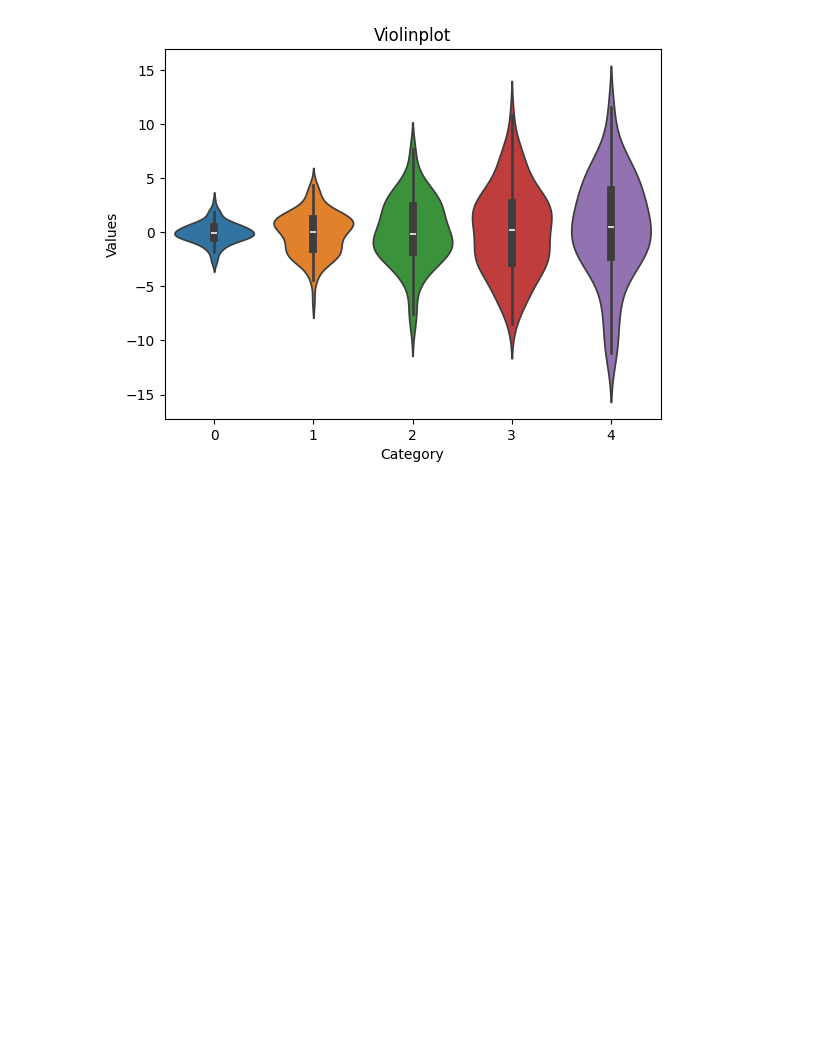
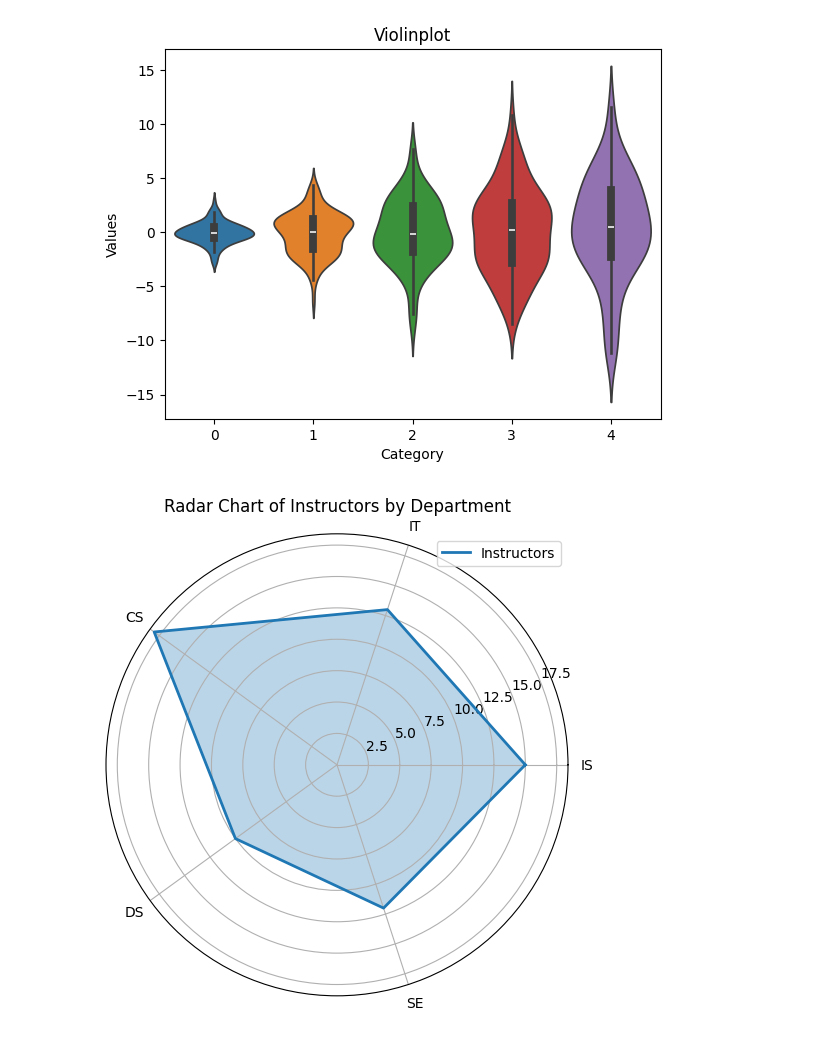
Before and after one commit to biruk2116/MachineLearning-lab-practice, a Jupyter notebook: ws1.ipynb, the cells around one changed output. Cells and saved outputs as stored; diff of their text form; code cells hidden in the pictures; blank space fills up the shorter version.

```diff
--- a/ws1.ipynb
+++ b/ws1.ipynb
@@ -109,20 +109,44 @@ plt.show()
 [figure]
 # %%
 
-                                 # Question number 7
+         # Question number 7
 
-data1=pd.read_csv('dataset/ws1_instructors.csv')
-labels=data1['Department']
-data=data1['Instructors']
-angles=np.linspace(0, 1.5* np.pi, len(labels), endpoint=False)
-data=np.concatenate((data,[data[0]]))
-angles=np.concatenate((angles, [angles[0]]))
-"""plt.polar (angles,data, marker='o')"""
-plt.polar (angles,data)
-plt.fill(angles, data, alpha=0.5)
-plt.title('Radar Chart')
-plt.legend()
+data1 = pd.read_csv('dataset/ws1_instructors.csv')
+
+labels = data1['Department'].tolist()
+values = data1['Instructors'].tolist()
+
+
+N = len(labels)
+
+angles = np.linspace(0, 2 * np.pi, N, endpoint=False)
+
+values = np.concatenate((values, [values[0]]))
+angles = np.concatenate((angles, [angles[0]]))
+
+labels = labels + [labels[0]]
+
+plt.figure(figsize=(6, 6))
+ax = plt.subplot(111, polar=True)
+
+ax.plot(angles, values, label='Instructors', linewidth=2)
+
+
+ax.fill(angles, values, alpha=0.3)
+
+
+ax.set_xticks(angles[:-1])
+ax.set_xticklabels(labels[:-1])
+
+
+plt.title('Radar Chart of Instructors by Department')
+
+
+plt.legend(loc='upper right')
+
 plt.show()
+# %% [output]
+[figure, added]
 # %%
 
 
```
